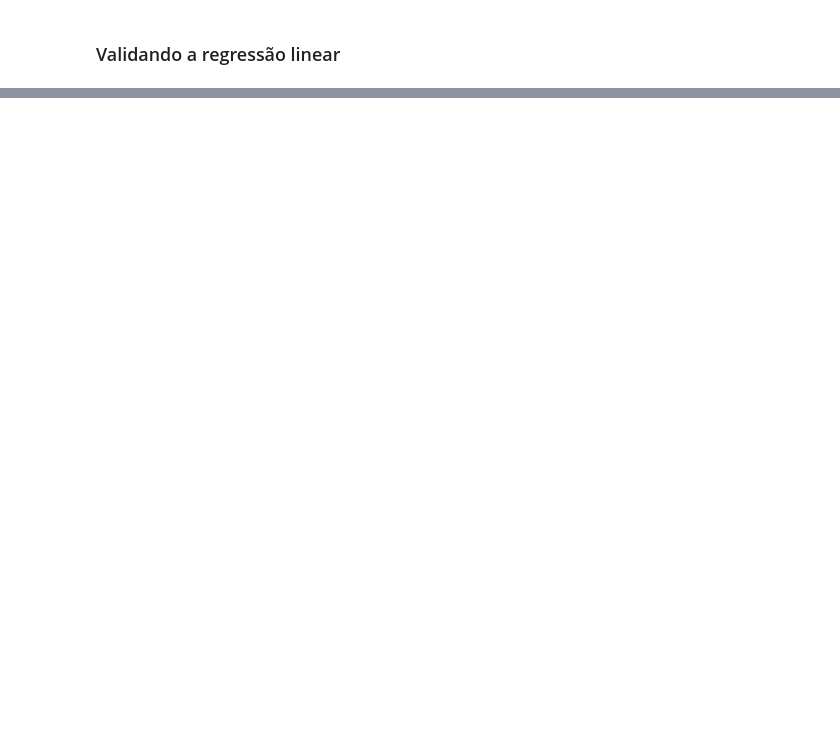
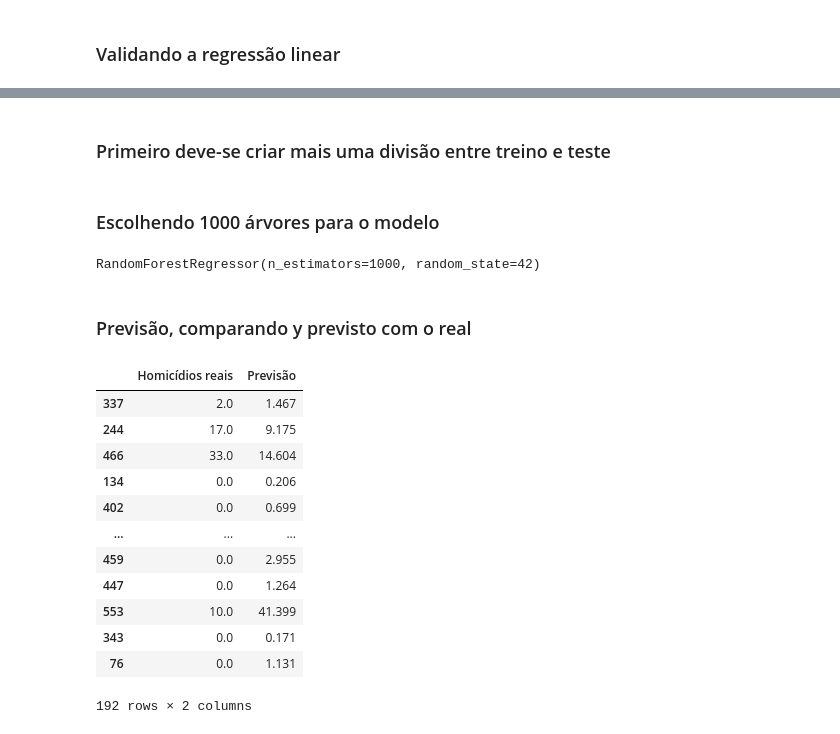
Before and after one commit to felipebns/P2_Cdados, a Jupyter notebook: p2_cdados.ipynb, the cells around one changed output, grey strips where cells are left out. Saved outputs shown, nothing was run; the diff lists cells and outputs as text; code cells hidden in the pictures; blank space fills up the shorter version.

```diff
--- a/p2_cdados.ipynb
+++ b/p2_cdados.ipynb
@@ -535,0 +487,2 @@ DecisionTreeRegressor()
+# %% [markdown]
+### Primeiro deve-se criar mais uma divisão entre treino e teste
@@ -536 +491,29 @@ DecisionTreeRegressor()
+# %% [markdown]
+### Escolhendo 1000 árvores para o modelo
+# %%
+from sklearn.ensemble import RandomForestRegressor
+regressor = RandomForestRegressor(n_estimators = 1000, random_state = 42)
+regressor.fit(X_train, y_train) #utilizando a base de treino para criar um modelo
+# %% [output]
+RandomForestRegressor(n_estimators=1000, random_state=42)
+# %% [markdown]
+### Previsão, comparando y previsto com o real
+# %%
+y_pred = regressor.predict(X_test)
+df=pd.DataFrame({'Homicídios reais':y_test, 'Previsão':y_pred})
+df
+# %% [output]
+|  | Homicídios reais | Previsão |
+| 337 | 2.0 | 1.467 |
+| 244 | 17.0 | 9.175 |
+| 466 | 33.0 | 14.604 |
+| 134 | 0.0 | 0.206 |
+| 402 | 0.0 | 0.699 |
+| ... | ... | ... |
+| 459 | 0.0 | 2.955 |
+| 447 | 0.0 | 1.264 |
+| 553 | 10.0 | 41.399 |
+| 343 | 0.0 | 0.171 |
+| 76 | 0.0 | 1.131 |
+192 rows × 2 columns
 # %% [markdown]
```
Also changed, not shown: parts of 14 cells of this notebook.
